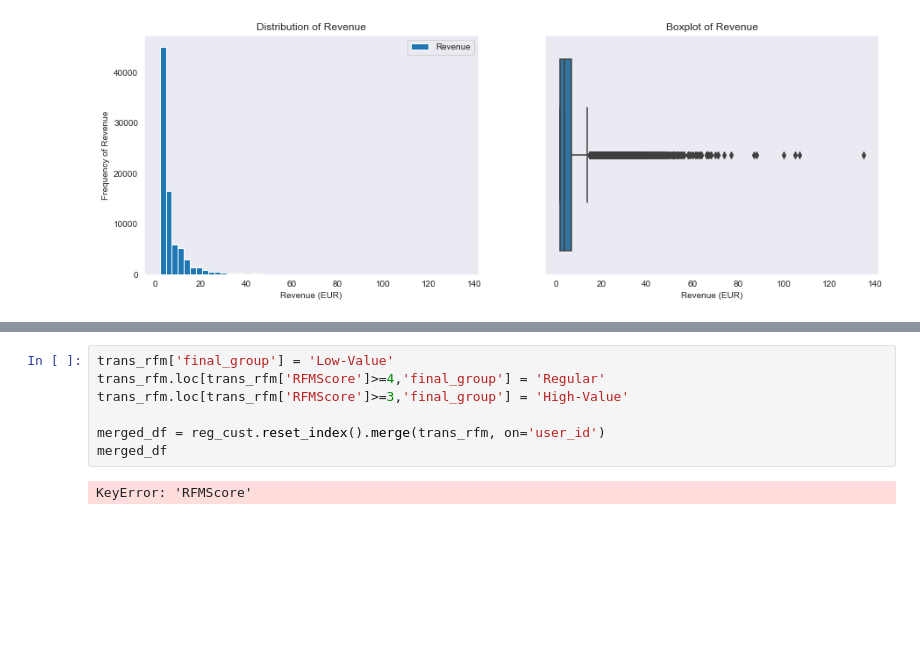
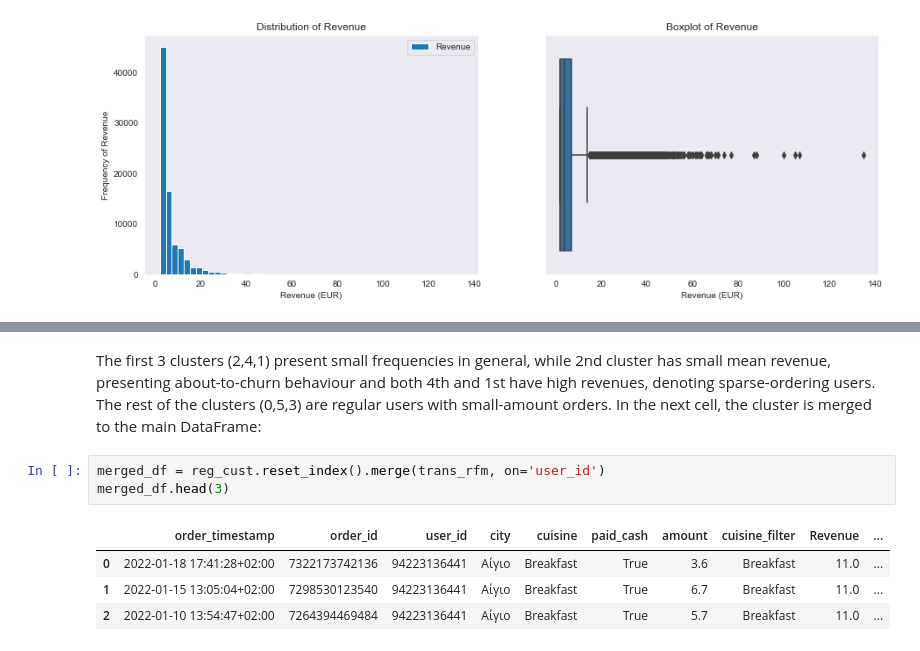
Before and after one commit to panstav1/SIA_clustering, a Jupyter notebook: src/rfm_clust.ipynb, the cells around one changed output, grey strips where cells are left out. Saved outputs shown, nothing was run; the diff lists cells and outputs as text; blank space fills up the shorter version.

```diff
--- a/src/rfm_clust.ipynb
+++ b/src/rfm_clust.ipynb
@@ -489,9 +463,10 @@ Final Clusters
-# %%
-trans_rfm['final_group'] = 'Low-Value'
-trans_rfm.loc[trans_rfm['RFMScore']>=4,'final_group'] = 'Regular'
-trans_rfm.loc[trans_rfm['RFMScore']>=3,'final_group'] = 'High-Value'
-
-merged_df = reg_cust.reset_index().merge(trans_rfm, on='user_id')
-merged_df
-# %% [output]
-KeyError: 'RFMScore'
+# %% [markdown]
+The first 3 clusters (2,4,1) present small frequencies in general, while 2nd cluster has small mean revenue, presenting about-to-churn behaviour and both 4th and 1st have high revenues, denoting sparse-ordering users. The rest of the clusters (0,5,3) are regular users with small-amount orders. In the next cell, the cluster is merged to the main DataFrame:
+# %%
+merged_df = reg_cust.reset_index().merge(trans_rfm, on='user_id')
+merged_df.head(3)
+# %% [output]
+|  | order_timestamp | order_id | user_id | city | cuisine | paid_cash | amount | cuisine_filter | Revenue | ... |
+| 0 | 2022-01-18 17:41:28+02:00 | 7322173742136 | 94223136441 | Αίγιο | Breakfast | True | 3.6 | Breakfast | 11.0 | ... |
+| 1 | 2022-01-15 13:05:04+02:00 | 7298530123540 | 94223136441 | Αίγιο | Breakfast | True | 6.7 | Breakfast | 11.0 | ... |
+| 2 | 2022-01-10 13:54:47+02:00 | 7264394469484 | 94223136441 | Αίγιο | Breakfast | True | 5.7 | Breakfast | 11.0 | ... |
```
Also changed, not shown: parts of 16 cells of this notebook.
